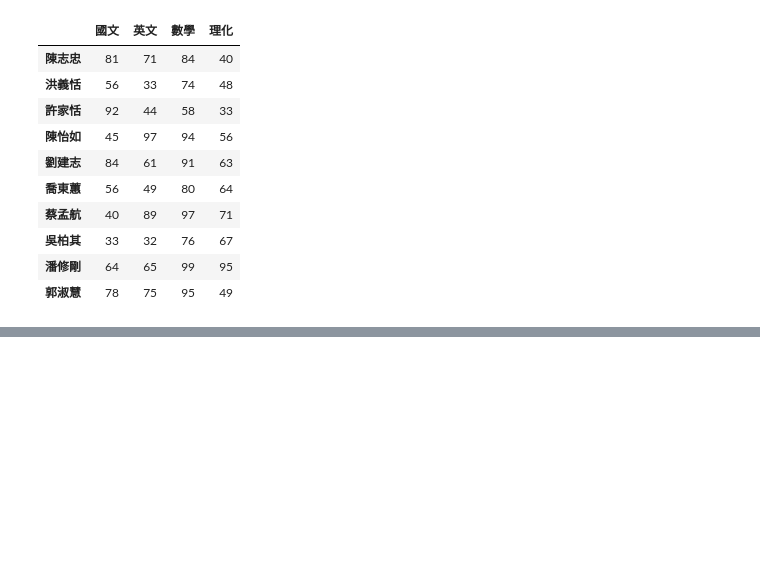
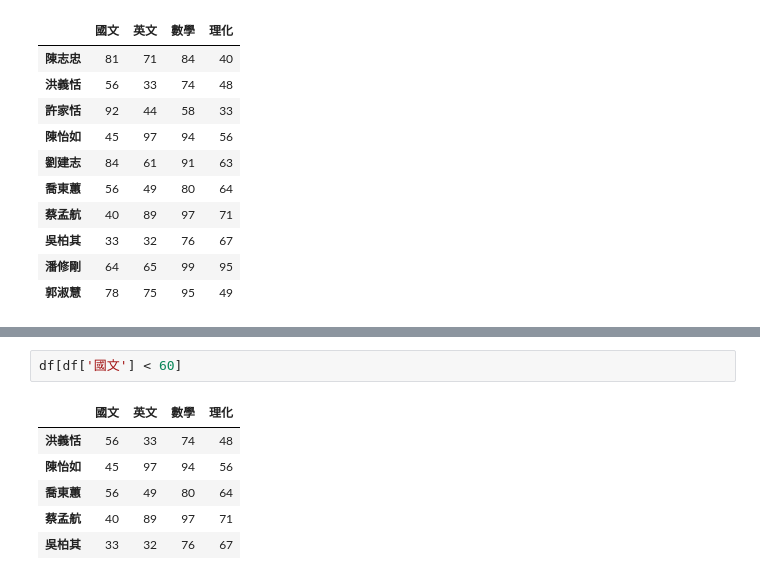
Before and after one commit to vcdemy/20240319, a Jupyter notebook: 20240319筆記.ipynb, the cells around one changed output, grey strips where cells are left out. Cells and saved outputs as stored; diff of their text form; blank space fills up the shorter version.

```diff
--- a/20240319筆記.ipynb
+++ b/20240319筆記.ipynb
@@ -785,0 +814,9 @@ df
+# %%
+df[df['國文'] < 60]
+# %% [output]
+|  | 國文 | 英文 | 數學 | 理化 |
+| 洪義恬 | 56 | 33 | 74 | 48 |
+| 陳怡如 | 45 | 97 | 94 | 56 |
+| 喬東蕙 | 56 | 49 | 80 | 64 |
+| 蔡孟航 | 40 | 89 | 97 | 71 |
+| 吳柏其 | 33 | 32 | 76 | 67 |
```
Also changed, not shown: parts of 9 cells of this notebook.
